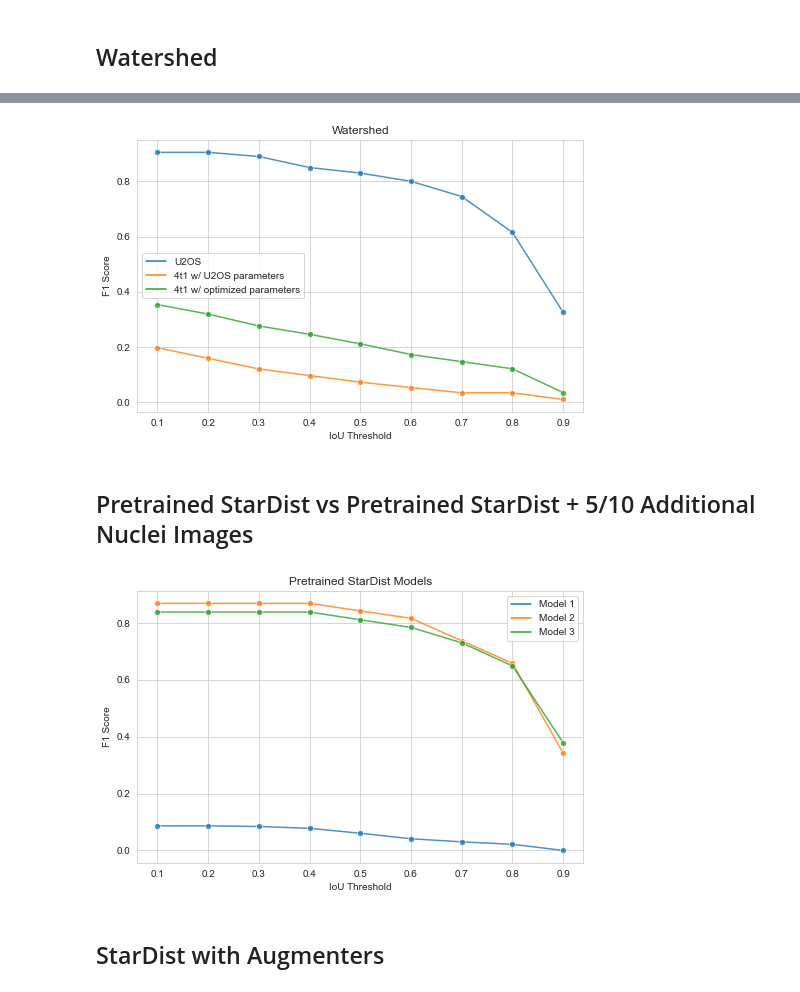
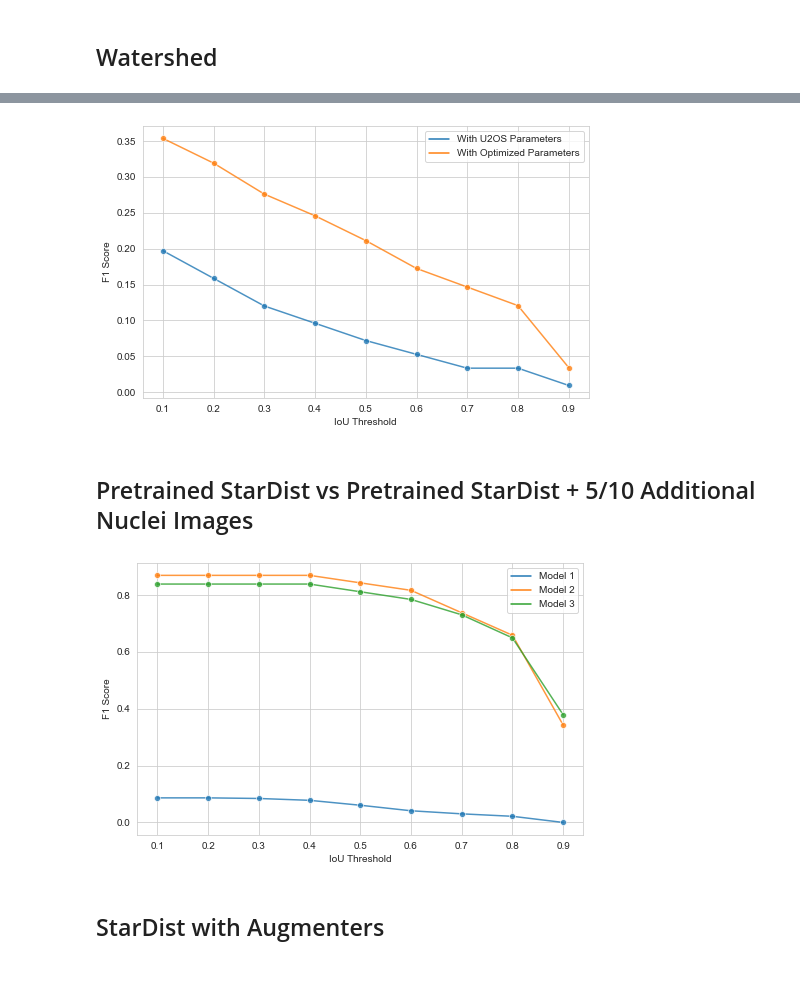
Before and after one commit to annajiwons/merfish-segmentation, a Jupyter notebook: figures/f1plots.ipynb, the cells around one changed output, grey strips where cells are left out. Drawn from its saved outputs; the diff is of its cells as text; code cells hidden in the pictures.

```diff
--- a/figures/f1plots.ipynb
+++ b/figures/f1plots.ipynb
@@ -3,7 +3,7 @@ import matplotlib.pyplot as plt
 import pandas as pd
 import seaborn as sns
 # %%
-def gen_f1_plot(csv_names, model_names, title):
+def gen_f1_plot(csv_names, model_names):
     if len(csv_names) != len(model_names):
         print('Number of CSV files don\'t match model names')
         return
@@ -21,9 +21,7 @@ def gen_f1_plot(csv_names, model_names, title):
     fig_dims = (8, 5)
     fig, ax = plt.subplots(figsize=fig_dims)
     g = sns.lineplot(ax = ax, x = 'Threshold', y = 'F1', hue = 'Model', marker = 'o', data = all_df)
-    plt.legend(loc = 'best')
     ax.set(xlabel = 'IoU Threshold', ylabel = 'F1 Score')
-    g.set_title(title)
     plt.setp(g.collections, alpha=.8) #for the markers
     plt.setp(g.lines, alpha=.8)       #for the lines
 # %% [markdown]
@@ -31,17 +37,17 @@ def gen_f1_plot(csv_names, model_names, title):
 # %%
-csv_names = ['watershed', '4t1_watershed', '4t1_watershed_opt']
-model_names = ['U2OS', '4t1 w/ U2OS parameters', '4t1 w/ optimized parameters']
-gen_f1_plot(csv_names, model_names, 'Watershed')
+csv_names = ['4t1_watershed', '4t1_watershed_opt']
+model_names = ['With U2OS Parameters', 'With Optimized Parameters']
+gen_f1_plot(csv_names, model_names)
 # %% [output]
-[figure, old version]
+[figure, new version]
 # %% [markdown]
 ## Pretrained StarDist vs Pretrained StarDist + 5/10 Additional Nuclei Images
 # %%
 csv_names = ['pretrained_stardist', 'pretrained_add5', 'pretrained_add10']
 model_names = ['Model 1', 'Model 2', 'Model 3']
-gen_f1_plot(csv_names, model_names, 'Pretrained StarDist Models')
+gen_f1_plot(csv_names, model_names)
 # %% [output]
-[figure, old version]
+[figure, new version]
 # %% [markdown]
 ## StarDist with Augmenters
 # %%
```
Also changed, not shown: parts of 5 cells of this notebook, 18 other files.
